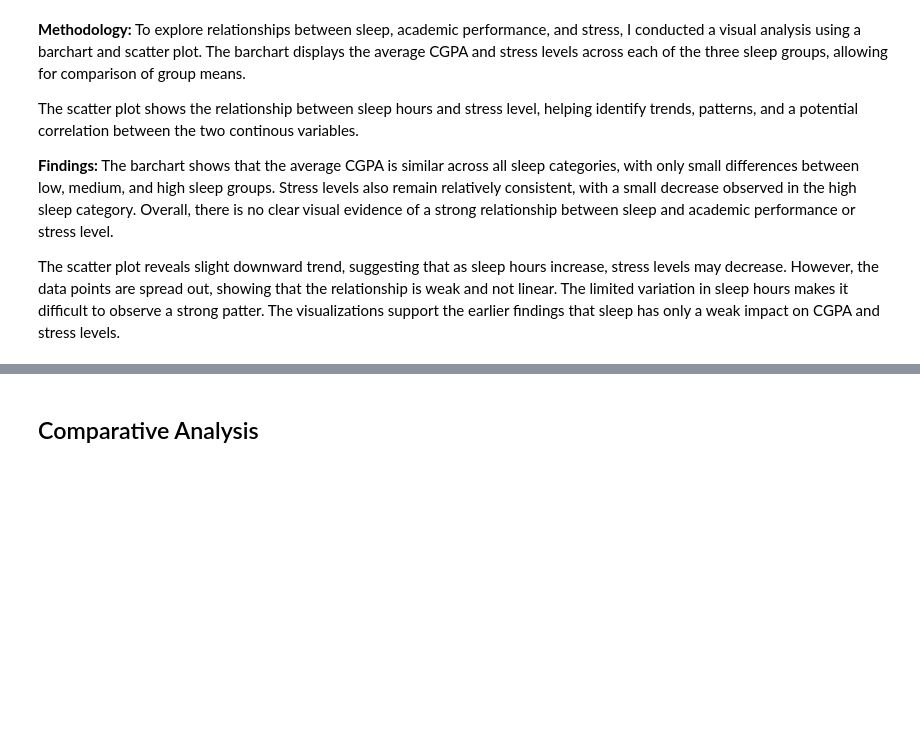
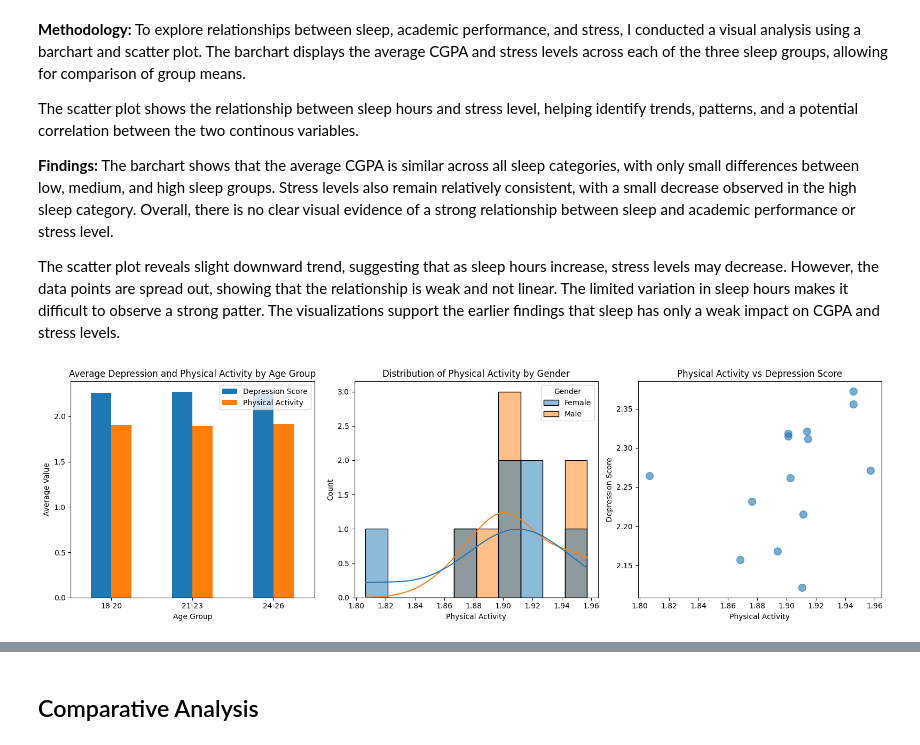
Before and after one commit to rebeccafalash/project_2_618, a Jupyter notebook: project1_v2.ipynb, the cells around one changed output, grey strips where cells are left out. Saved outputs shown, nothing was run; the diff lists cells and outputs as text; code cells hidden in the pictures; blank space fills up the shorter version.

```diff
--- a/project1_v2.ipynb
+++ b/project1_v2.ipynb
@@ -467,3 +660,37 @@ The barchart shows that the average CGPA is similar across all sleep categories,
 The scatter plot reveals slight downward trend, suggesting that as sleep hours increase, stress levels may decrease. However, the data points are spread out, showing that the relationship is weak and not linear. The limited variation in sleep hours makes it difficult to observe a strong patter. The visualizations support the earlier findings that sleep has only a weak impact on CGPA and stress levels.
 # %%
 #Q3
+fig, axes = plt.subplots(1, 3, figsize=(16, 5))
+
+# Bar Chart
+age_group_stats = q3_df.groupby("Age_Group", observed=True)[["Depression_Score", "Physical_Activity"]].mean()
+age_group_stats.plot(kind="bar", ax=axes[0])
+axes[0].set_title("Average Depression and Physical Activity by Age Group")
+axes[0].set_xlabel("Age Group")
+axes[0].set_ylabel("Average Value")
+axes[0].set_xticklabels(age_group_stats.index, rotation=0)
+axes[0].legend(["Depression Score", "Physical Activity"])
+
+# Histogram
+sns.histplot(
+    data=q3_df,
+    x="Physical_Activity",
+    hue="Gender",
+    kde=True,
+    bins=10,
+    ax=axes[1]
+)
+axes[1].set_title("Distribution of Physical Activity by Gender")
+axes[1].set_xlabel("Physical Activity")
+axes[1].set_ylabel("Count")
+
+# Scatter Plot
+axes[2].scatter(q3_df["Physical_Activity"], q3_df["Depression_Score"], s=100, alpha=0.6)
+axes[2].set_title("Physical Activity vs Depression Score")
+axes[2].set_xlabel("Physical Activity")
+axes[2].set_ylabel("Depression Score")
+
+plt.tight_layout()
+plt.show()
+# %% [output]
+[figure, added]
```
Also changed, not shown: parts of 14 cells of this notebook.
